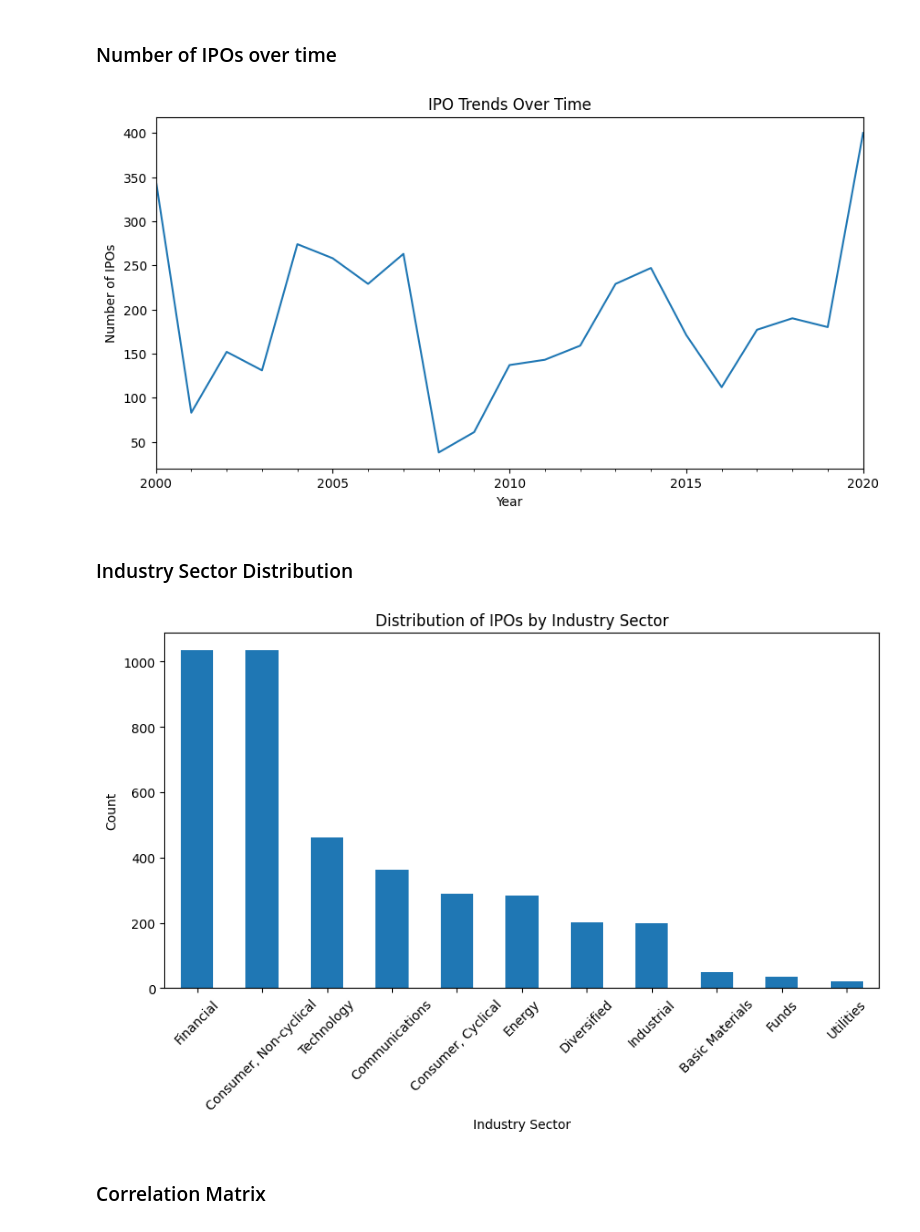
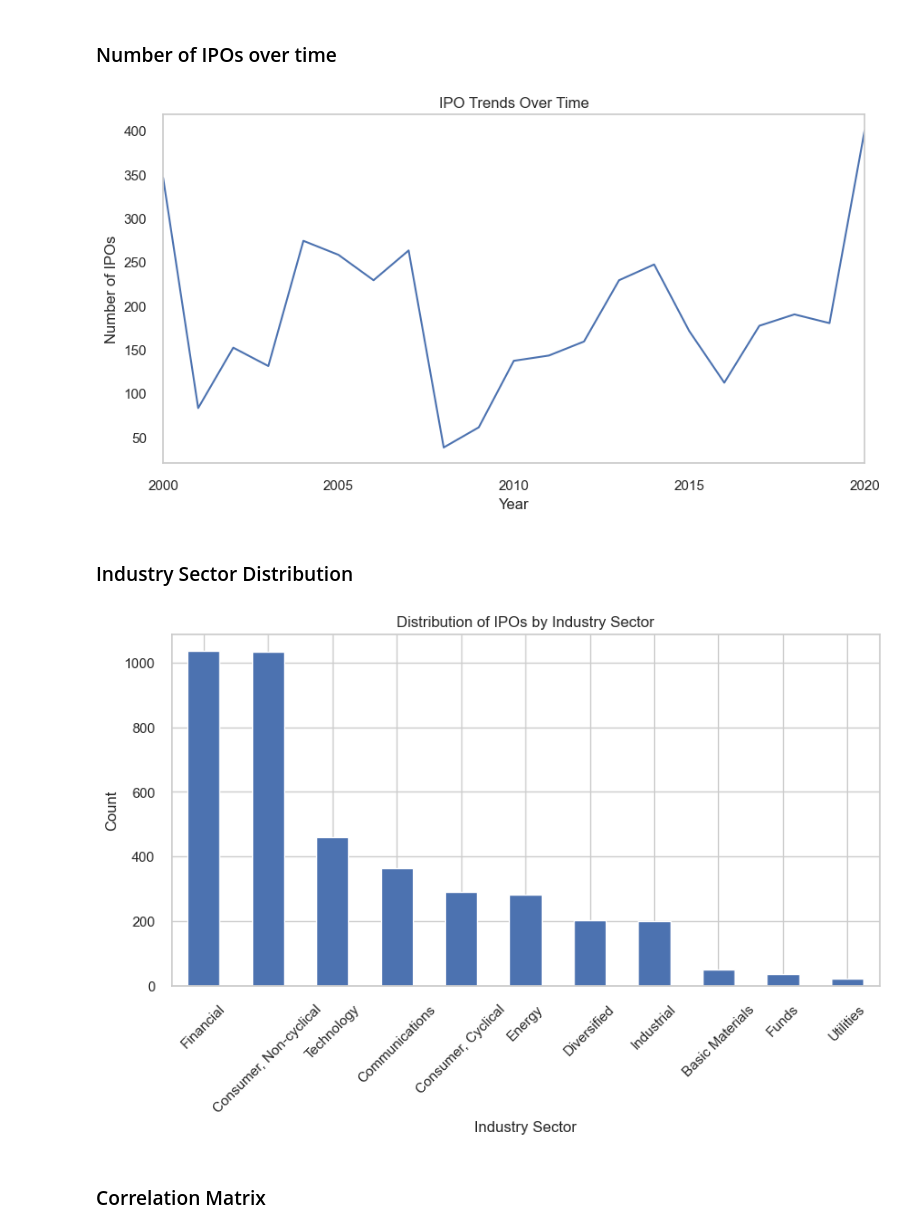
Before and after one commit to emanuelaromano/ipo-underpricing, a Jupyter notebook: data_exploration/initial_data_exploration.ipynb, the cells around one changed output. Cells and saved outputs as stored; diff of their text form; code cells hidden in the pictures.

```diff
--- a/data_exploration/initial_data_exploration.ipynb
+++ b/data_exploration/initial_data_exploration.ipynb
@@ -2,6 +2,10 @@
 import pandas as pd
 import matplotlib.pyplot as plt
 import seaborn as sns
+import numpy as np
+
+plt.style.use('seaborn-v0_8')
+sns.set_theme(style="whitegrid")
 # %% [markdown]
 ## Data Exploration
 # %%
@@ -150,31 +207,38 @@ plt.show()
 ### Number of IPOs over time
 # %%
 # Number of IPOs over time
-df_new.set_index('Trade Date (US)', inplace=True)
-df_new['IPO Count'] = 1
-ipo_trend = df_new.resample('YE')['IPO Count'].sum()
+def number_of_ipos_over_time(df):
+    df_tmp = df.copy()
+    df_tmp.set_index('Trade Date (US)', inplace=True)
+    df_tmp['IPO Count'] = 1
+    ipo_trend = df_tmp.resample('YE')['IPO Count'].sum()
 
-plt.figure(figsize=(10, 5))
-ipo_trend.plot()
-plt.xlabel('Year')
-plt.ylabel('Number of IPOs')
-plt.title('IPO Trends Over Time')
-plt.grid(False)
-plt.show()
+    plt.figure(figsize=(10, 5))
+    ipo_trend.plot()
+    plt.xlabel('Year')
+    plt.ylabel('Number of IPOs')
+    plt.title('IPO Trends Over Time')
+    plt.grid(False)
+    plt.show()
+
+number_of_ipos_over_time(df_new)
 # %% [output]
-[figure, old version]
+[figure, new version]
 # %% [markdown]
 ### Industry Sector Distribution
 # %%
 # Industry Sector Distribution
-plt.figure(figsize=(10, 5))
-df_new['Industry Sector'].value_counts().plot(kind='bar')
-plt.xlabel('Industry Sector')
-plt.ylabel('Count')
-plt.title('Distribution of IPOs by Industry Sector')
-plt.xticks(rotation=45)
-plt.show()
+def industry_sector_distribution(df):
+    plt.figure(figsize=(10, 5))
+    df_new['Industry Sector'].value_counts().plot(kind='bar')
+    plt.xlabel('Industry Sector')
+    plt.ylabel('Count')
+    plt.title('Distribution of IPOs by Industry Sector')
+    plt.xticks(rotation=45)
+    plt.show()
+
+industry_sector_distribution(df)
 # %% [output]
-[figure, old version]
+[figure, new version]
 # %% [markdown]
 ### Correlation Matrix
```
Also changed, not shown: parts of 14 cells of this notebook, 2 other files.
